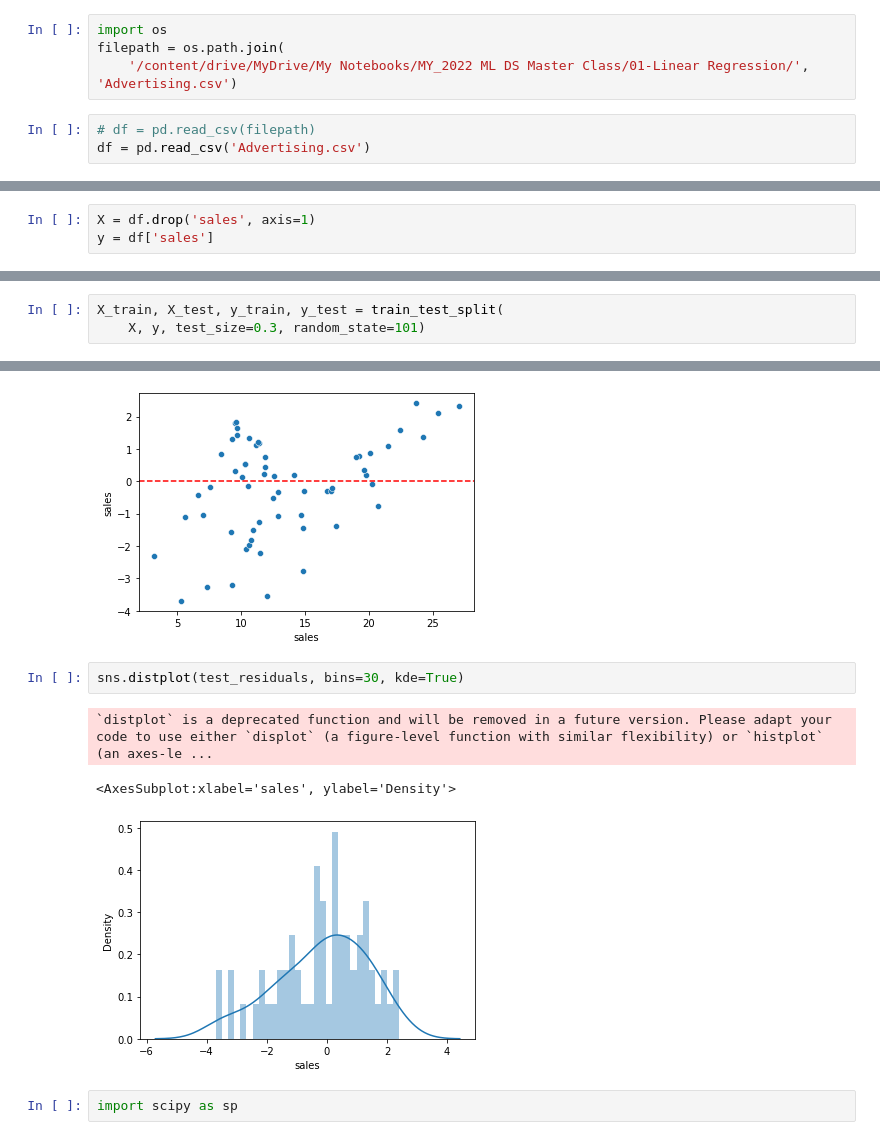
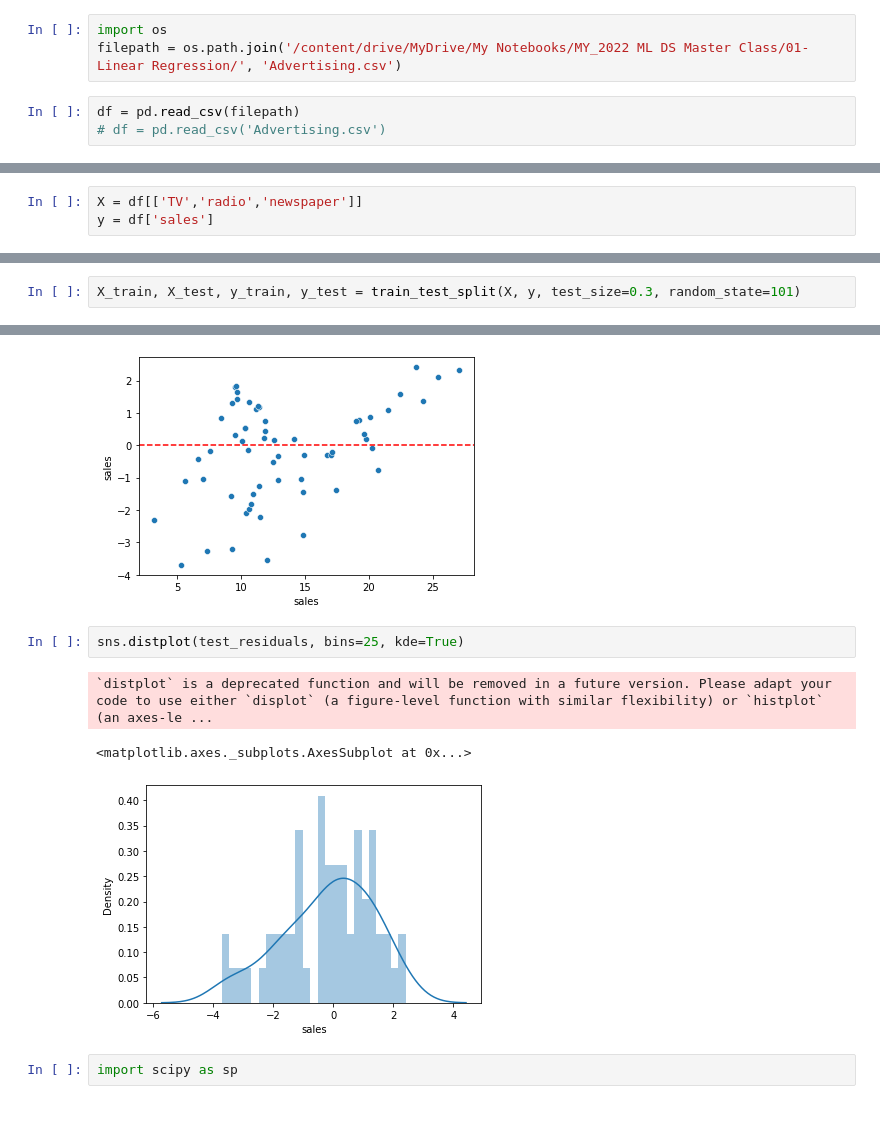
Before and after one commit to sadhiin/python-ML-DS-Masterclass-, a Jupyter notebook: 01-Linear Regression/01-Simple-Linear-Regression.ipynb, the cells around one changed output, grey strips where cells are left out. Saved outputs shown, nothing was run; the diff lists cells and outputs as text.

```diff
--- a/01-Linear Regression/01-Simple-Linear-Regression.ipynb
+++ b/01-Linear Regression/01-Simple-Linear-Regression.ipynb
@@ -18,10 +18,9 @@ cf.go_offline()
 # %%
 import os
-filepath = os.path.join(
-    '/content/drive/MyDrive/My Notebooks/MY_2022 ML DS Master Class/01-Linear Regression/', 'Advertising.csv')
+filepath = os.path.join('/content/drive/MyDrive/My Notebooks/MY_2022 ML DS Master Class/01-Linear Regression/', 'Advertising.csv')
 # %%
-# df = pd.read_csv(filepath)
-df = pd.read_csv('Advertising.csv')
+df = pd.read_csv(filepath)
+# df = pd.read_csv('Advertising.csv')
 # %%
 df.head()
 # %% [output]
@@ -149,7 +155,7 @@ sns.pairplot(df, diag_kind='kde')
 <seaborn.axisgrid.PairGrid at 0x...>
 [figure]
 # %%
-X = df.drop('sales', axis=1)
+X = df[['TV','radio','newspaper']]
 y = df['sales']
 # %%
 from sklearn.model_selection import train_test_split
@@ -174,8 +182,7 @@ train_test_split(*arrays, test_size=None, train_size=None, random_state=None, sh
     >>> train_test_split(y, shuffle=False)
     [[0, 1, 2], [3, 4]]
 # %%
-X_train, X_test, y_train, y_test = train_test_split(
-    X, y, test_size=0.3, random_state=101)
+X_train, X_test, y_train, y_test = train_test_split(X, y, test_size=0.3, random_state=101)
 # %%
 len(X_train)
 # %% [output]
@@ -269,11 +289,11 @@ plt.axhline(y=0, color='red', ls='--')
 <matplotlib.lines.Line2D at 0x...>
 [figure]
 # %%
-sns.distplot(test_residuals, bins=30, kde=True)
+sns.distplot(test_residuals, bins=25, kde=True)
 # %% [output]
 `distplot` is a deprecated function and will be removed in a future version. Please adapt your code to use either `displot` (a figure-level function with similar flexibility) or `histplot` (an axes-le ...
-<AxesSubplot:xlabel='sales', ylabel='Density'>
+<matplotlib.axes._subplots.AxesSubplot at 0x...>
-[figure, old version]
+[figure, new version]
 # %%
 import scipy as sp
 # %%
```
Also changed, not shown: parts of 34 cells of this notebook, 4 other files.
